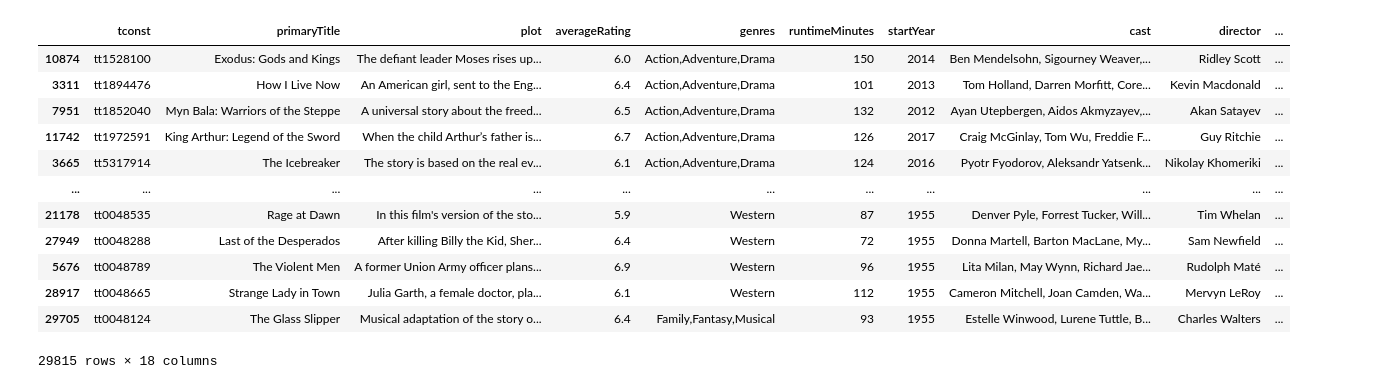
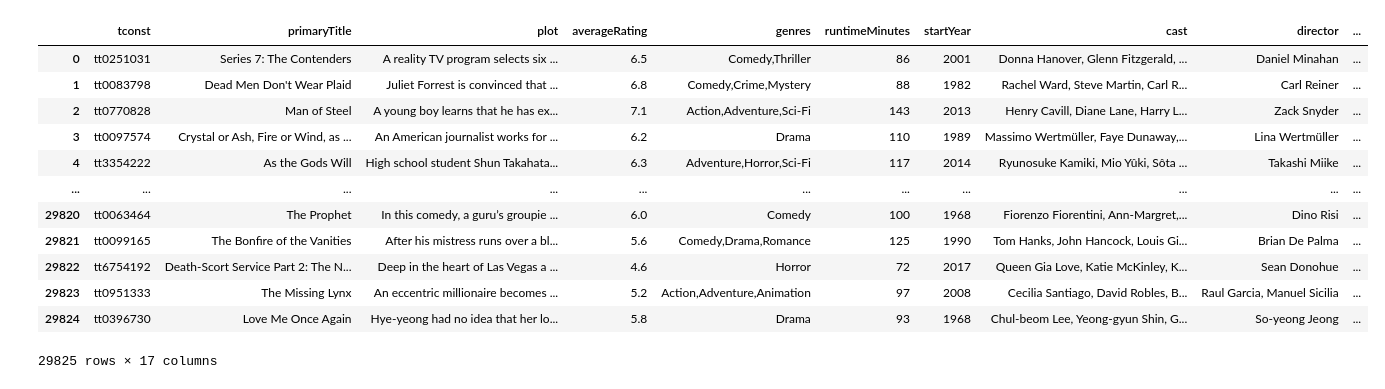
Before and after one commit to Roland-02/Cinephile.com, a Jupyter notebook: recommendEngine.ipynb, the cells around one changed output. Cells and saved outputs as stored; diff of their text form; code cells hidden in the pictures.

```diff
--- a/recommendEngine.ipynb
+++ b/recommendEngine.ipynb
@@ -583,9 +583,25 @@ data = loadAllFilms()
 attributes = ['primaryTitle', 'plot', 'averageRating', 'genres', 'runtimeMinutes','cast' ,'startYear', 'director', 'cinematographer', 'writer', 'producer', 'editor', 'composer']
 data['total_likeable'] = data.apply(lambda x: count_likeable(x), axis=1)
 data['soup'] = data.apply(lambda x: create_soup(x, attributes), axis=1)
+# %%
+data
+# %% [output]
+|  | tconst | primaryTitle | plot | averageRating | genres | runtimeMinutes | startYear | cast | director | ... |
+| 0 | tt0251031 | Series 7: The Contenders | A reality TV program selects six ... | 6.5 | Comedy,Thriller | 86 | 2001 | Donna Hanover, Glenn Fitzgerald, ... | Daniel Minahan | ... |
+| 1 | tt0083798 | Dead Men Don't Wear Plaid | Juliet Forrest is convinced that ... | 6.8 | Comedy,Crime,Mystery | 88 | 1982 | Rachel Ward, Steve Martin, Carl R... | Carl Reiner | ... |
+| 2 | tt0770828 | Man of Steel | A young boy learns that he has ex... | 7.1 | Action,Adventure,Sci-Fi | 143 | 2013 | Henry Cavill, Diane Lane, Harry L... | Zack Snyder | ... |
+| 3 | tt0097574 | Crystal or Ash, Fire or Wind, as ... | An American journalist works for ... | 6.2 | Drama | 110 | 1989 | Massimo Wertmüller, Faye Dunaway,... | Lina Wertmüller | ... |
+| 4 | tt3354222 | As the Gods Will | High school student Shun Takahata... | 6.3 | Adventure,Horror,Sci-Fi | 117 | 2014 | Ryunosuke Kamiki, Mio Yûki, Sôta ... | Takashi Miike | ... |
+| ... | ... | ... | ... | ... | ... | ... | ... | ... | ... | ... |
+| 29820 | tt0063464 | The Prophet | In this comedy, a guru’s groupie ... | 6.0 | Comedy | 100 | 1968 | Fiorenzo Fiorentini, Ann-Margret,... | Dino Risi | ... |
+| 29821 | tt0099165 | The Bonfire of the Vanities | After his mistress runs over a bl... | 5.6 | Comedy,Drama,Romance | 125 | 1990 | Tom Hanks, John Hancock, Louis Gi... | Brian De Palma | ... |
+| 29822 | tt6754192 | Death-Scort Service Part 2: The N... | Deep in the heart of Las Vegas a ... | 4.6 | Horror | 72 | 2017 | Queen Gia Love, Katie McKinley, K... | Sean Donohue | ... |
+| 29823 | tt0951333 | The Missing Lynx | An eccentric millionaire becomes ... | 5.2 | Action,Adventure,Animation | 97 | 2008 | Cecilia Santiago, David Robles, B... | Raul Garcia, Manuel Sicilia | ... |
+| 29824 | tt0396730 | Love Me Once Again | Hye-yeong had no idea that her lo... | 5.8 | Drama | 93 | 1968 | Chul-beom Lee, Yeong-gyun Shin, G... | So-yeong Jeong | ... |
+29825 rows × 17 columns
 # %%
 # get update user profile and loved films
-get_profile = get_user_profile('56')
+get_profile = get_user_profile('57')
 user_profile = get_profile[0]
 lovedFilms = get_profile[1]
 
@@ -630,21 +646,7 @@ user_profile_groups = {
 }
 
 
-get_combined_recommendations(user_profile_groups, similarity_vectors, user_profile)
+# get_combined_recommendations(user_profile_groups, similarity_vectors, user_profile)
-# %% [output]
-|  | tconst | primaryTitle | plot | averageRating | genres | runtimeMinutes | startYear | cast | director | ... |
-| 10874 | tt1528100 | Exodus: Gods and Kings | The defiant leader Moses rises up... | 6.0 | Action,Adventure,Drama | 150 | 2014 | Ben Mendelsohn, Sigourney Weaver,... | Ridley Scott | ... |
-| 3311 | tt1894476 | How I Live Now | An American girl, sent to the Eng... | 6.4 | Action,Adventure,Drama | 101 | 2013 | Tom Holland, Darren Morfitt, Core... | Kevin Macdonald | ... |
-| 7951 | tt1852040 | Myn Bala: Warriors of the Steppe | A universal story about the freed... | 6.5 | Action,Adventure,Drama | 132 | 2012 | Ayan Utepbergen, Aidos Akmyzayev,... | Akan Satayev | ... |
-| 11742 | tt1972591 | King Arthur: Legend of the Sword | When the child Arthur’s father is... | 6.7 | Action,Adventure,Drama | 126 | 2017 | Craig McGinlay, Tom Wu, Freddie F... | Guy Ritchie | ... |
-| 3665 | tt5317914 | The Icebreaker | The story is based on the real ev... | 6.1 | Action,Adventure,Drama | 124 | 2016 | Pyotr Fyodorov, Aleksandr Yatsenk... | Nikolay Khomeriki | ... |
-| ... | ... | ... | ... | ... | ... | ... | ... | ... | ... | ... |
-| 21178 | tt0048535 | Rage at Dawn | In this film's version of the sto... | 5.9 | Western | 87 | 1955 | Denver Pyle, Forrest Tucker, Will... | Tim Whelan | ... |
-| 27949 | tt0048288 | Last of the Desperados | After killing Billy the Kid, Sher... | 6.4 | Western | 72 | 1955 | Donna Martell, Barton MacLane, My... | Sam Newfield | ... |
-| 5676 | tt0048789 | The Violent Men | A former Union Army officer plans... | 6.9 | Western | 96 | 1955 | Lita Milan, May Wynn, Richard Jae... | Rudolph Maté | ... |
-| 28917 | tt0048665 | Strange Lady in Town | Julia Garth, a female doctor, pla... | 6.1 | Western | 112 | 1955 | Cameron Mitchell, Joan Camden, Wa... | Mervyn LeRoy | ... |
-| 29705 | tt0048124 | The Glass Slipper | Musical adaptation of the story o... | 6.4 | Family,Fantasy,Musical | 93 | 1955 | Estelle Winwood, Lurene Tuttle, B... | Charles Walters | ... |
-29815 rows × 18 columns
 # %%
 #create user feedback
 
```
Also changed, not shown: parts of 5 cells of this notebook, 4 other files.
